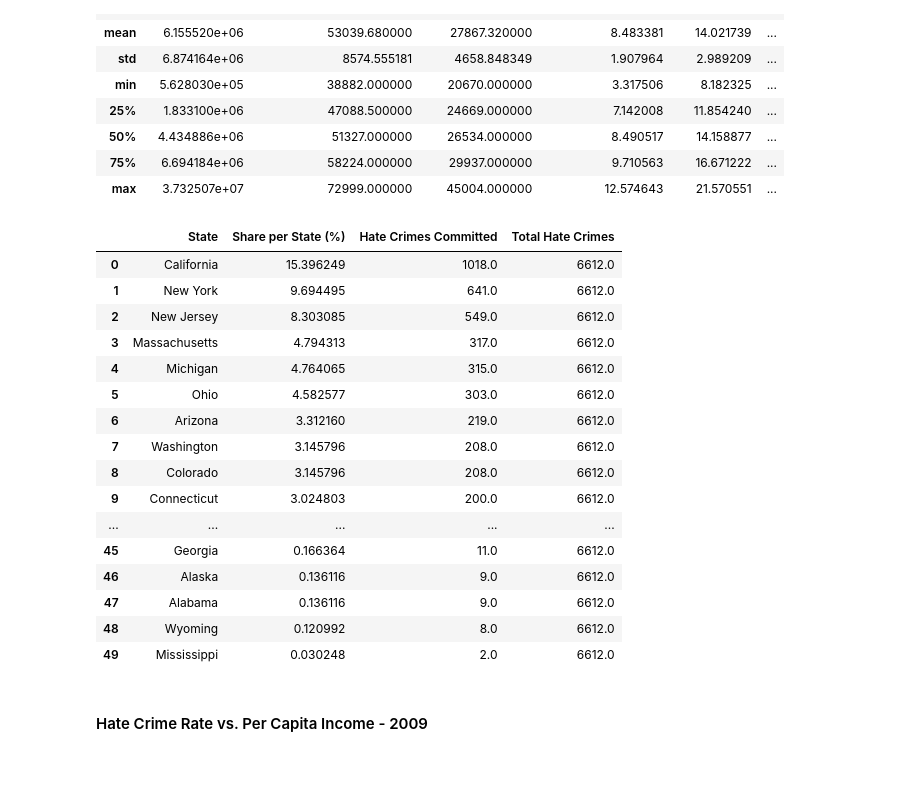
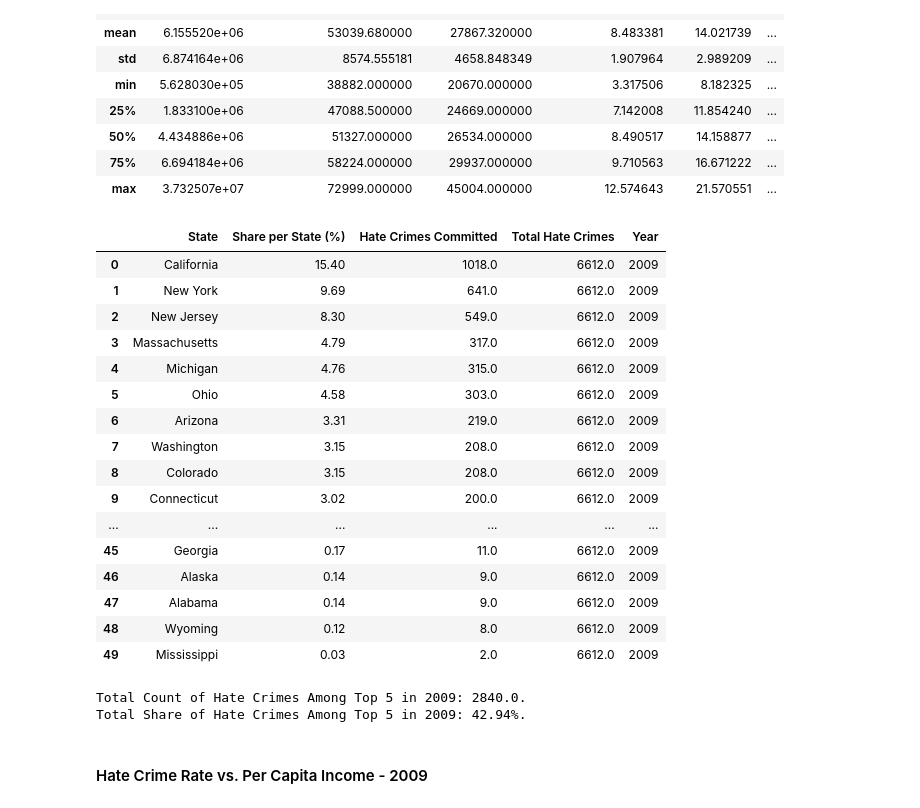
Before and after one commit to ZGrinacoff/Eight-Years-Later, a Jupyter notebook: hate_crime.ipynb, the cells around one changed output. Cells and saved outputs as stored; diff of their text form; code cells hidden in the pictures; blank space fills up the shorter version.

Commit message:
Additional Analysis by year per state

```diff
--- a/hate_crime.ipynb
+++ b/hate_crime.ipynb
@@ -343,45 +343,56 @@ clean_hate_crime_2009_df.describe()
 # %%
 # Basic stats:
 
 # Total hate crimes for year (per state).
 clean_hate_crime_2009_df['total_crimes_2009'] = clean_hate_crime_2009_df['Hate Crimes Committed'].sum()
 
 
 # Percent of hate crimes committed per state.
 clean_hate_crime_2009_df['share_per_state_2009'] = clean_hate_crime_2009_df['Hate Crimes Committed'] / clean_hate_crime_2009_df['total_crimes_2009'] * 100
 
-
-
-
 summary_2009_df = clean_hate_crime_2009_df[["State", "share_per_state_2009", 'Hate Crimes Committed', 'total_crimes_2009'
                                             ]]
 
 summary_2009_df = summary_2009_df.rename(columns={"total_crimes_2009": "Total Hate Crimes",
                                                   "share_per_state_2009": "Share per State (%)"
                                                 })
 
+# Add year to DF for merge and group by year analysis.
+summary_2009_df['Year'] = '2009'
+
 # Sort by share per state in order to get
 summary_2009_df = summary_2009_df.sort_values(by='Share per State (%)', ascending=False)
 summary_2009_df = summary_2009_df.reset_index(drop=True)
+summary_2009_df = summary_2009_df.round(2)
 summary_2009_df
 # %% [output]
-|  | State | Share per State (%) | Hate Crimes Committed | Total Hate Crimes |
-| 0 | California | 15.396249 | 1018.0 | 6612.0 |
-| 1 | New York | 9.694495 | 641.0 | 6612.0 |
-| 2 | New Jersey | 8.303085 | 549.0 | 6612.0 |
-| 3 | Massachusetts | 4.794313 | 317.0 | 6612.0 |
-| 4 | Michigan | 4.764065 | 315.0 | 6612.0 |
-| 5 | Ohio | 4.582577 | 303.0 | 6612.0 |
-| 6 | Arizona | 3.312160 | 219.0 | 6612.0 |
-| 7 | Washington | 3.145796 | 208.0 | 6612.0 |
-| 8 | Colorado | 3.145796 | 208.0 | 6612.0 |
-| 9 | Connecticut | 3.024803 | 200.0 | 6612.0 |
-| ... | ... | ... | ... | ... |
-| 45 | Georgia | 0.166364 | 11.0 | 6612.0 |
-| 46 | Alaska | 0.136116 | 9.0 | 6612.0 |
-| 47 | Alabama | 0.136116 | 9.0 | 6612.0 |
-| 48 | Wyoming | 0.120992 | 8.0 | 6612.0 |
-| 49 | Mississippi | 0.030248 | 2.0 | 6612.0 |
+|  | State | Share per State (%) | Hate Crimes Committed | Total Hate Crimes | Year |
+| 0 | California | 15.40 | 1018.0 | 6612.0 | 2009 |
+| 1 | New York | 9.69 | 641.0 | 6612.0 | 2009 |
+| 2 | New Jersey | 8.30 | 549.0 | 6612.0 | 2009 |
+| 3 | Massachusetts | 4.79 | 317.0 | 6612.0 | 2009 |
+| 4 | Michigan | 4.76 | 315.0 | 6612.0 | 2009 |
+| 5 | Ohio | 4.58 | 303.0 | 6612.0 | 2009 |
+| 6 | Arizona | 3.31 | 219.0 | 6612.0 | 2009 |
+| 7 | Washington | 3.15 | 208.0 | 6612.0 | 2009 |
+| 8 | Colorado | 3.15 | 208.0 | 6612.0 | 2009 |
+| 9 | Connecticut | 3.02 | 200.0 | 6612.0 | 2009 |
+| ... | ... | ... | ... | ... | ... |
+| 45 | Georgia | 0.17 | 11.0 | 6612.0 | 2009 |
+| 46 | Alaska | 0.14 | 9.0 | 6612.0 | 2009 |
+| 47 | Alabama | 0.14 | 9.0 | 6612.0 | 2009 |
+| 48 | Wyoming | 0.12 | 8.0 | 6612.0 | 2009 |
+| 49 | Mississippi | 0.03 | 2.0 | 6612.0 | 2009 |
+# %%
+# Get top 5 states w/ highest count.
+max_incidents_2009 = summary_2009_df.head()
+top_incident_count_2009 = max_incidents_2009['Hate Crimes Committed'].sum()
+top_incident_percent_2009 = max_incidents_2009['Share per State (%)'].sum()
+print(f'Total Count of Hate Crimes Among Top 5 in 2009: {top_incident_count_2009}.')
+print(f'Total Share of Hate Crimes Among Top 5 in 2009: {top_incident_percent_2009}%.')
+# %% [output]
+Total Count of Hate Crimes Among Top 5 in 2009: 2840.0.
+Total Share of Hate Crimes Among Top 5 in 2009: 42.94%.
 # %% [markdown]
 #### Hate Crime Rate vs. Per Capita Income - 2009
 # %%
```
Also changed, not shown: parts of 6 cells of this notebook.
